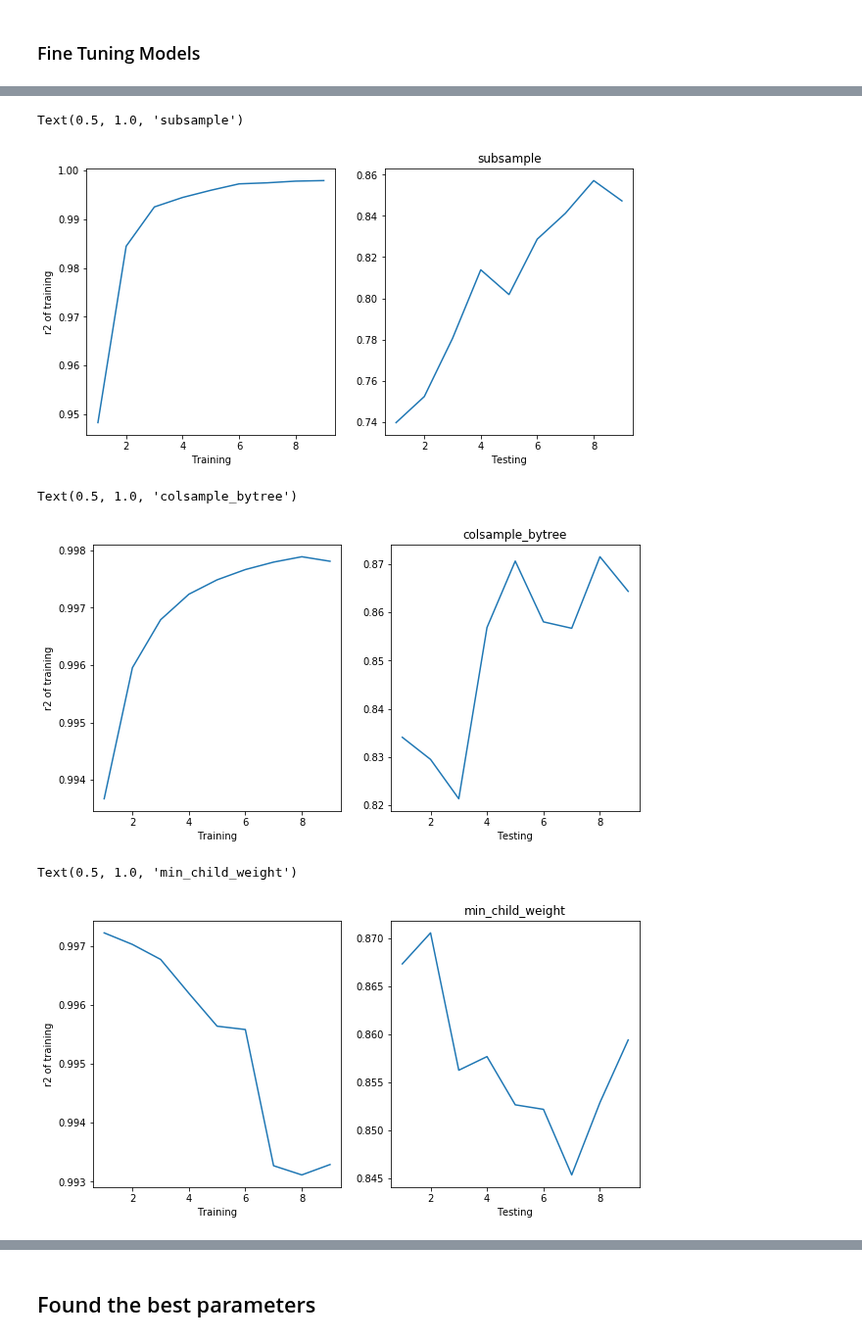
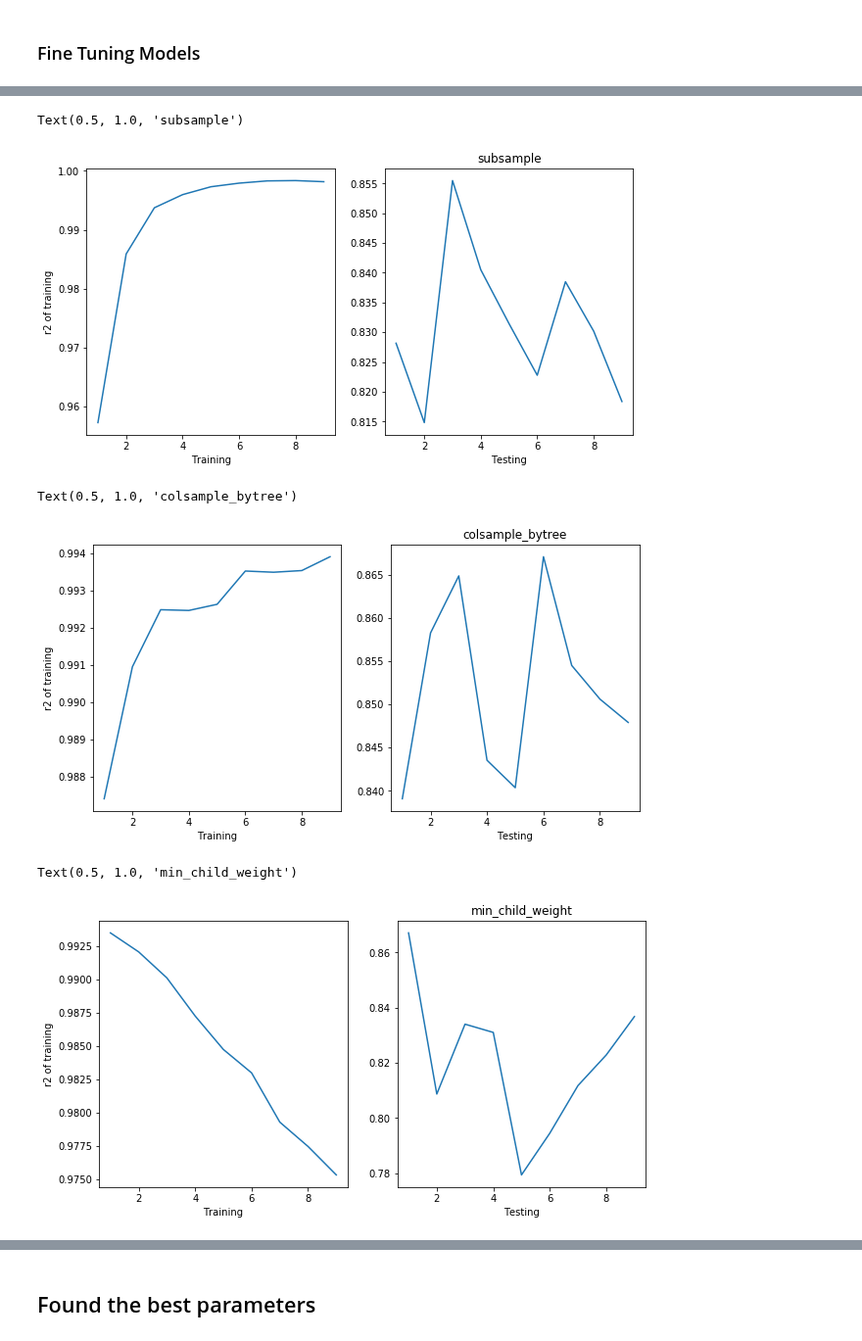
Before and after one commit to Shunling/CapstoneProjects, a Jupyter notebook: HousePriceRegression/Shirley_HousePriceRegression_ML_Xgboost_Fine_tuning.ipynb, the cells around one changed output, grey strips where cells are left out. Shown at 98% size. Cells and saved outputs as stored; diff of their text form; code cells hidden in the pictures.

```diff
--- a/HousePriceRegression/Shirley_HousePriceRegression_ML_Xgboost_Fine_tuning.ipynb
+++ b/HousePriceRegression/Shirley_HousePriceRegression_ML_Xgboost_Fine_tuning.ipynb
@@ -158,12 +157,12 @@ name = 'max_depth'
 for n in range(1,10):
     model = xgb.XGBRegressor(base_score=0.5, booster='gbtree', colsample_bylevel=1,
              colsample_bynode=1, colsample_bytree=1, gamma=0,
-             importance_type='gain', learning_rate=0.2,
+             importance_type='gain', learning_rate=0.1,
              max_delta_step=0, max_depth=n, min_child_weight=1, missing=None,
-             n_estimators= 350, n_jobs=1, nthread=None,
+             n_estimators=350, n_jobs=1, nthread=None,
              objective='reg:squarederror', random_state=0, reg_alpha=0,
-             reg_lambda=1, scale_pos_weight=1, seed=None, silent=None,
-             subsample=0.8500000000000001, verbosity=1)
+             reg_lambda=0.7, scale_pos_weight=1, seed=None, silent=None,
+             subsample=0.4, verbosity=1)
     model.fit(X_train,y_train)
     train_score.append(r2_score(model.predict(X_train),y_train))
     test_score.append(r2_score(model.predict(X_test),y_test))
@@ -177,7 +176,7 @@ params.append((best_train_param,best_test_param))
 scores.append((best_train_score,best_test_score))
 experiment.append(name)
 
-plot_accuracy(train_score,test_score,1) # 7 would be good
-plt.title(name) # 1 is best
+plot_accuracy(train_score,test_score,1) # 2-4 would be good,choose 4
+plt.title(name)
 # %% [output]
 Text(0.5, 1.0, 'max_depth')
@@ -185,18 +184,18 @@ Text(0.5, 1.0, 'max_depth')
 # %%
 # subsample
-step = 0.08
+step = 0.1
 test_score = []
 train_score = []
 name = 'subsample'
 for n in range(1,10):
     model = xgb.XGBRegressor(base_score=0.5, booster='gbtree', colsample_bylevel=1,
              colsample_bynode=1, colsample_bytree=1, gamma=0,
-             importance_type='gain', learning_rate=0.2,
-             max_delta_step=0, max_depth=3, min_child_weight=1, missing=None,
-             n_estimators= 350, n_jobs=1, nthread=None,
+             importance_type='gain', learning_rate=0.1,
+             max_delta_step=0, max_depth=4, min_child_weight=1, missing=None,
+             n_estimators=350, n_jobs=1, nthread=None,
              objective='reg:squarederror', random_state=0, reg_alpha=0,
-             reg_lambda=1, scale_pos_weight=1, seed=None, silent=None,
-             subsample=step*n, verbosity=1)
+             reg_lambda=0.7, scale_pos_weight=1, seed=None, silent=None,
+             subsample=n*step, verbosity=1)
     model.fit(X_train,y_train)
     train_score.append(r2_score(model.predict(X_train),y_train))
     test_score.append(r2_score(model.predict(X_test),y_test))
@@ -210,11 +209,11 @@ params.append((best_train_param,best_test_param))
 scores.append((best_train_score,best_test_score))
 experiment.append(name)
 
-plot_accuracy(train_score,test_score,1) # 7 would be good
-plt.title(name) # 1 is best
+plot_accuracy(train_score,test_score,1) # 3 is best
+plt.title(name)
 # %% [output]
 Text(0.5, 1.0, 'subsample')
-[figure, old version]
+[figure, new version]
 # %%
 # colsample_bytree
 step=0.1
@@ -224,12 +223,12 @@ name = 'colsample_bytree'
 for n in range(1,10):
     model = xgb.XGBRegressor(base_score=0.5, booster='gbtree', colsample_bylevel=1,
              colsample_bynode=1, colsample_bytree=n*step, gamma=0,
-             importance_type='gain', learning_rate=0.2,
-             max_delta_step=0, max_depth=3, min_child_weight=1, missing=None,
-             n_estimators= 350, n_jobs=1, nthread=None,
+             importance_type='gain', learning_rate=0.1,
+             max_delta_step=0, max_depth=4, min_child_weight=1, missing=None,
+             n_estimators=350, n_jobs=1, nthread=None,
              objective='reg:squarederror', random_state=0, reg_alpha=0,
-             reg_lambda=1, scale_pos_weight=1, seed=None, silent=None,
-             subsample=0.65, verbosity=1)
+             reg_lambda=0.7, scale_pos_weight=1, seed=None, silent=None,
+             subsample=0.3, verbosity=1)
     model.fit(X_train,y_train)
     train_score.append(r2_score(model.predict(X_train),y_train))
     test_score.append(r2_score(model.predict(X_test),y_test))
@@ -243,43 +242,44 @@ params.append((best_train_param,best_test_param))
 scores.append((best_train_score,best_test_score))
 experiment.append(name)
 
-plot_accuracy(train_score,test_score,1) # 7 would be good
-plt.title(name) # 1 is best
+plot_accuracy(train_score,test_score,1) # 6 would be good
+plt.title(name)
 # %% [output]
 Text(0.5, 1.0, 'colsample_bytree')
-[figure, old version]
+[figure, new version]
 # %%
 # min_child_weight
 name = 'min_child_weight'
+step = 1
 test_score = []
 train_score = []
 for n in range(1,10):
     model = xgb.XGBRegressor(base_score=0.5, booster='gbtree', colsample_bylevel=1,
-             colsample_bynode=1, colsample_bytree=0.45, gamma=0,
-             importance_type='gain', learning_rate=0.2,
-             max_delta_step=0, max_depth=3, min_child_weight=n, missing=None,
-             n_estimators= 350, n_jobs=1, nthread=None,
+             colsample_bynode=1, colsample_bytree=0.6, gamma=0,
+             importance_type='gain', learning_rate=0.1,
+             max_delta_step=0, max_depth=4, min_child_weight=n, missing=None,
+             n_estimators=350, n_jobs=1, nthread=None,
              objective='reg:squarederror', random_state=0, reg_alpha=0,
-             reg_lambda=1, scale_pos_weight=1, seed=None, silent=None,
-             subsample=0.65, verbosity=1)
+             reg_lambda=0.7, scale_pos_weight=1, seed=None, silent=None,
+             subsample=0.3, verbosity=1)
     model.fit(X_train,y_train)
     train_score.append(r2_score(model.predict(X_train),y_train))
     test_score.append(r2_score(model.predict(X_test),y_test))
 
 best_train_param = train_score.index(max(train_score))*step
 best_train_score = max(train_score)
 best_test_param = test_score.index(max(test_score))*step
 best_test_score = max(test_score)
 
 params.append((best_train_param,best_test_param))
 scores.append((best_train_score,best_test_score))
 experiment.append(name)
 
-plot_accuracy(train_score,test_score,1) # 7 would be good
-plt.title(name) # 1 is best
+plot_accuracy(train_score,test_score,1) # 1 is best
+plt.title(name)
 # %% [output]
 Text(0.5, 1.0, 'min_child_weight')
-[figure, old version]
+[figure, new version]
 # %%
 # lambda
 name = 'reg_alpha'
```
Also changed, not shown: parts of 17 cells of this notebook.
